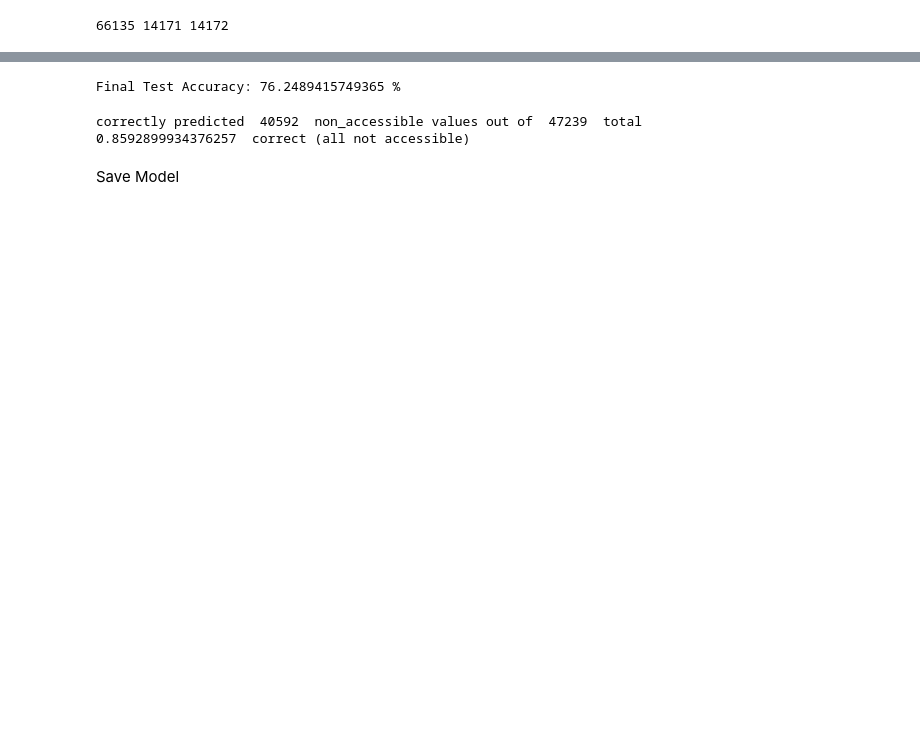
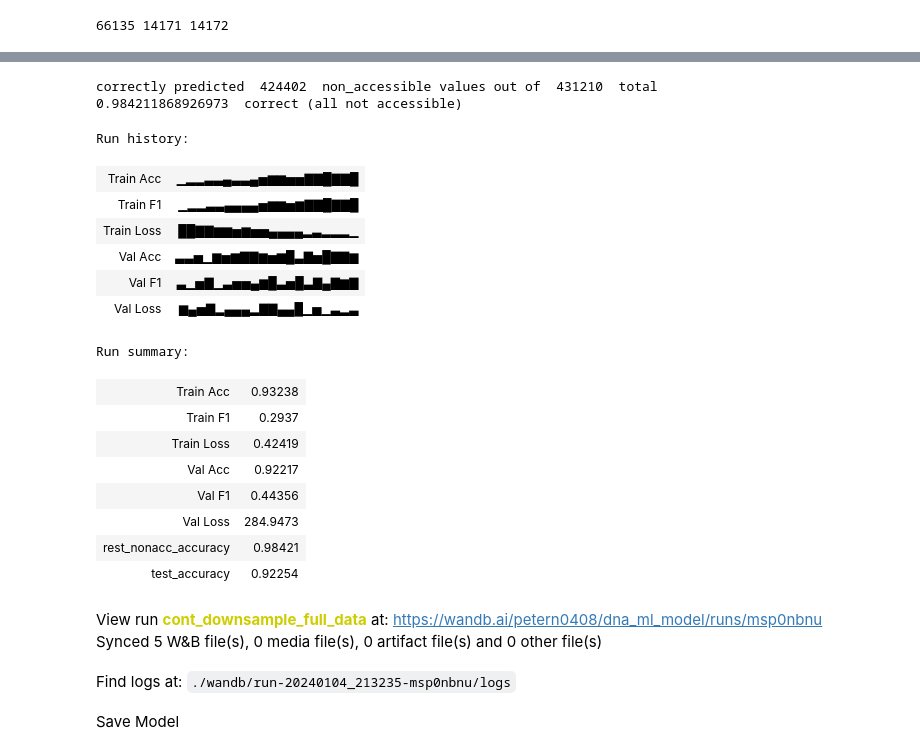
Before and after one commit to petern48/dna-ml-model, a Jupyter notebook: main.ipynb, the cells around one changed output, grey strips where cells are left out. Drawn from its saved outputs; the diff is of its cells as text; code cells hidden in the pictures; blank space fills up the shorter version.

```diff
--- a/main.ipynb
+++ b/main.ipynb
@@ -223,7 +262,7 @@ USING_WANDB = True
 # TRAINING LOOP
 # USING_WANDB = False
 if USING_WANDB:
-    note = f"testing dataset rework"
+    note = f"cont_downsample_full_data"
     # note = f"{optimizer.__class__.__name__}-{kernel_size}-kernel-{num_filters1}-{num_filters2}-conv-{hidden_dense1}-{hidden_dense2}-dense" # "lstm_no_dropout" # "0.5_dropout"
     wandb.init(
         project="dna_ml_model",
@@ -254,7 +293,7 @@ for epoch in range(epochs):
     model.train()
     for batch in train_loader:  # tqdm()
         # Forward propagate
-        samples, labels = batch["sequences"].to(device), batch['labels'].to(device)
+        samples, labels = batch["sequence"].to(device), batch['label'].to(device)
 
         outputs = model(samples).flatten()
 
@@ -285,8 +324,8 @@ for epoch in range(epochs):
         # accuracy = utils.compute_accuracy(outputs, labels)  # only does current batch
         val_loss, val_acc, val_f1 = utils.evaluate(val_loader, model, loss_fn, device)
 
-        epoch_loss = running_loss / len(train_dataset)
-        epoch_acc = running_corrects / len(train_dataset)
+        epoch_loss = running_loss / num_train
+        epoch_acc = running_corrects / num_train
         print(f"Training Loss: {epoch_loss:.4f} Acc: {epoch_acc:.4f} F1: {train_f1:.4f}")
         print(f"Validation Loss: {val_loss:.4f} Acc: {val_acc:.4f} F1: {val_f1:.4f}")
 
@@ -317,7 +356,8 @@ total_correct = 0
 model.eval()
 
 for batch in test_loader:  # tqdm()
-    test_samples, test_labels = batch['sequences'].to(device), batch['labels'].to(device)
+
+    test_samples, test_labels = batch['sequence'].to(device), batch['label'].to(device)
     test_outputs = model(test_samples)
     # print(torch.round(val_outputs))
     test_labels = test_labels.reshape(-1, 1).float()
@@ -328,10 +368,12 @@ for batch in test_loader:  # tqdm()
 
     total_predictions += len(test_outputs)
 
+
 # model.train()
 test_accuracy = total_correct / total_predictions
+# test_f1_score = f1_score(total_outputs.flatten(), total_labels.flatten(), task="binary", num_classes=2).item()
 print(f"Final Test Accuracy: {test_accuracy * 100} %")
+# print(f"Final Test F1 Score: {test_f1_score * 100} %")
 
 wandb.summary['test_accuracy'] = test_accuracy
+# wandb.summary['Test F1 Score'] = test_f1_score
-# %% [output]
-Final Test Accuracy: 76.2489415749365 %
@@ -338,38 +390,57 @@ Final Test Accuracy: 76.2489415749365 %
 # %%
 # test on rest of nonaccessible
-rest_non_sequences, rest_non_labels, _ = dna_dataset.read_data_file(rest_nonaccessible_file, accessible=False, shuffle=True)
-
-rest_nonacc_dataset = dna_dataset.DNADataset(rest_non_sequences, rest_non_labels, _)
-rest_nonacc_loader = torch.utils.data.DataLoader(
-    rest_nonacc_dataset, batch_size=batch_size, # shuffle=True
-)
+rest_not_sequences, rest_not_labels, _ = dna_dataset.read_data_file(rest_notaccessible_file, accessible=False, shuffle=True)
+# %%
+rest_nonacc_dataset = dna_dataset.DNADataset(rest_not_sequences, rest_not_labels)
+rest_nonacc_loader = torch.utils.data.DataLoader(
+    rest_nonacc_dataset, batch_size=batch_size, # shuffle=True
+)
 # %%
 # test on rest of nonaccessible
 probs_out = []  # tuples of probability, id
 
 model.eval()
 
 for batch in rest_nonacc_loader:  # tqdm()
-    samples, _ = batch["sequences"].to(device), batch['ids'] # not a tensor
+    samples, _ = batch["sequence"].to(device), batch['label']  # not a tensor
     outputs = model(samples)
     out_list = outputs.tolist()
 
     for i in range(len(out_list)):
         probs_out.append(out_list[i])
 
 probs_out = np.array(probs_out)
 falses = len(probs_out[probs_out<0.5])
 print("correctly predicted ", falses, " non_accessible values out of ", len(probs_out), " total")
 rest_non_correct = falses / len(probs_out)
 
 print(rest_non_correct, " correct (all not accessible)")
 
 wandb.summary['rest_nonacc_accuracy'] = rest_non_correct
 
 wandb.finish()
 # %% [output]
-correctly predicted  40592  non_accessible values out of  47239  total
-0.8592899934376257  correct (all not accessible)
+correctly predicted  424402  non_accessible values out of  431210  total
+0.984211868926973  correct (all not accessible)
+Run history:
+| Train Acc | ▁▂▂▃▃▄▃▃▄▅▆▆▅▅▇▇█▇▇█ |
+| Train F1 | ▁▂▂▃▃▄▄▄▄▅▆▆▅▆▇▇█▇▇█ |
+| Train Loss | ██▇▇▆▆▅▆▅▅▄▄▄▄▂▃▂▂▂▁ |
+| Val Acc | ▃▃▅▁▆▅▆▇▇▆▅▆█▃▇▅█▇▇▆ |
+| Val F1 | ▃▁▅▇▁▃▅▅▄▆█▃▅█▃▇▄▇▆▇ |
+| Val Loss | ▆▄▅▇▂▄▄▄▂▇▇▄▄█▁▅▁▃▂▃ |
+Run summary:
+| Train Acc | 0.93238 |
+| Train F1 | 0.2937 |
+| Train Loss | 0.42419 |
+| Val Acc | 0.92217 |
+| Val F1 | 0.44356 |
+| Val Loss | 284.9473 |
+| rest_nonacc_accuracy | 0.98421 |
+| test_accuracy | 0.92254 |
+View run cont_downsample_full_data at: https://wandb.ai/petern0408/dna_ml_model/runs/msp0nbnu
+Synced 5 W&B file(s), 0 media file(s), 0 artifact file(s) and 0 other file(s)
+Find logs at: ./wandb/run-20240104_213235-msp0nbnu/logs
 # %% [markdown]
 Save Model
 # %%
```
Also changed, not shown: parts of 26 cells of this notebook.
